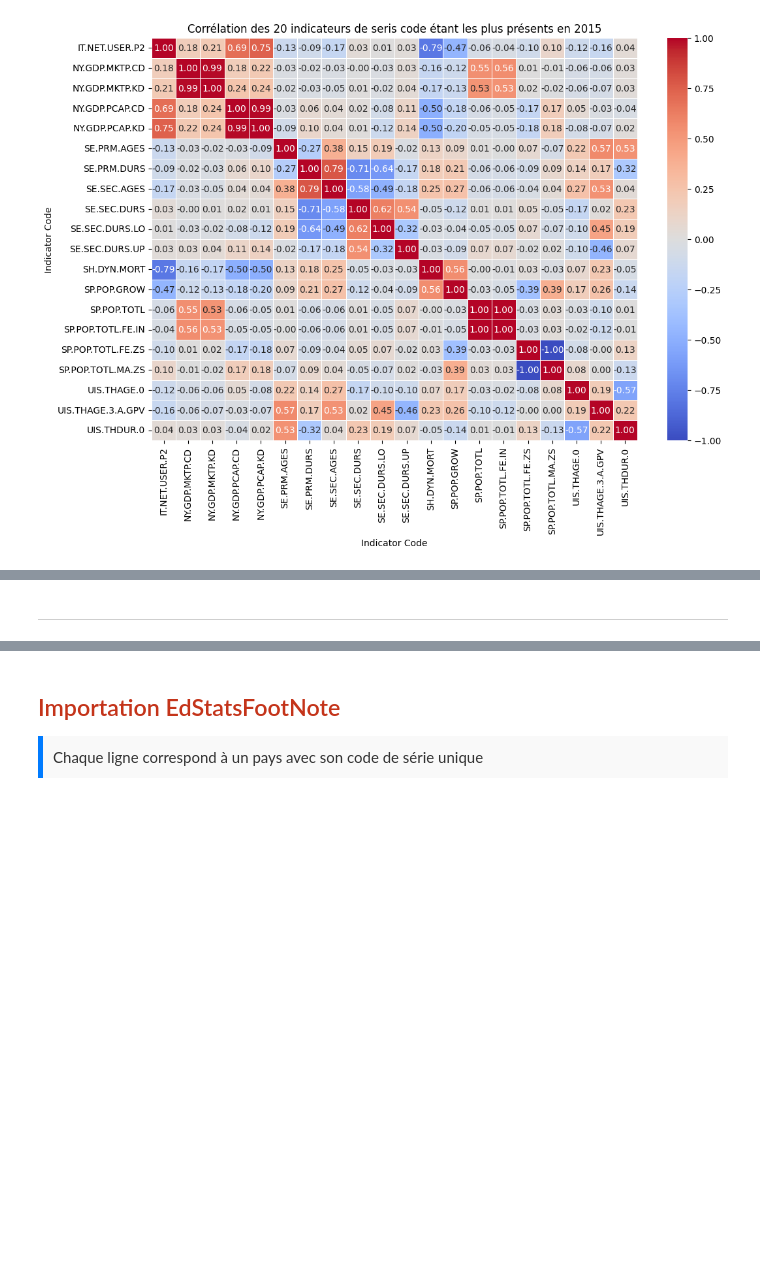
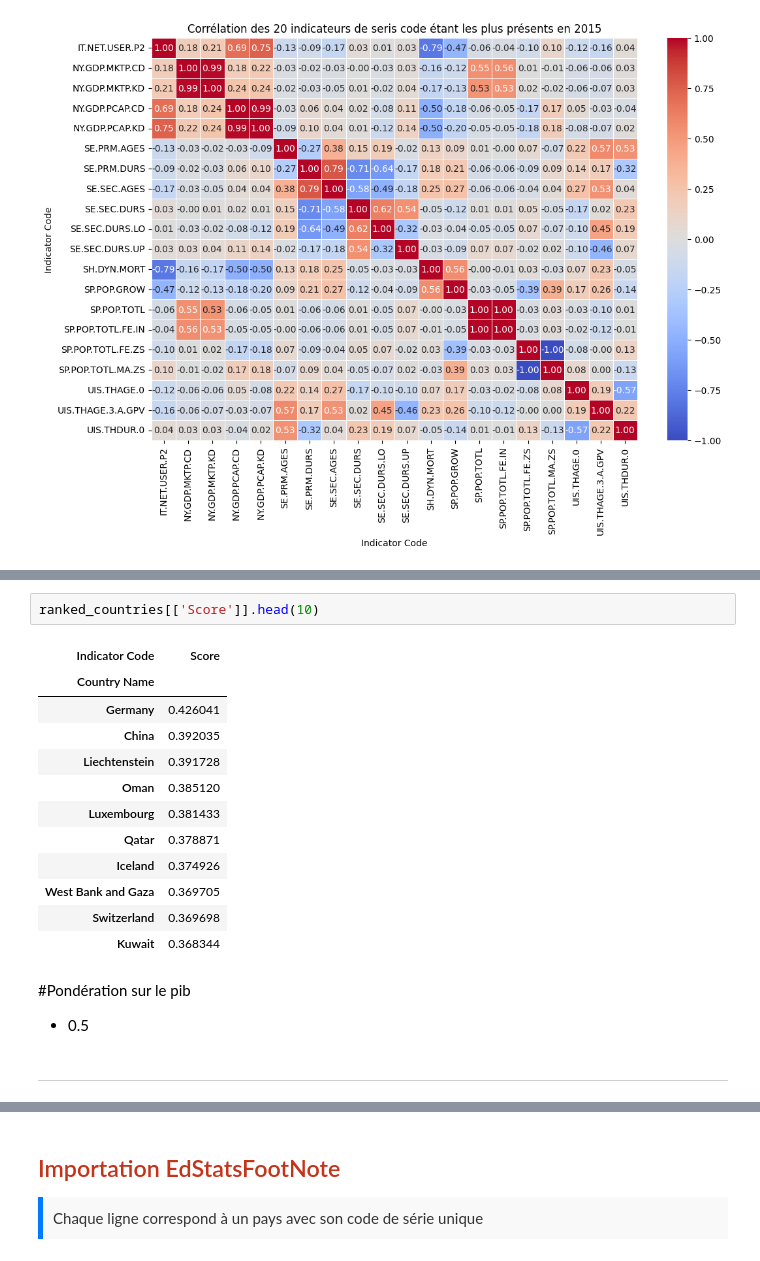
Before and after one commit to Xantos07/EducationalSystems, a Jupyter notebook: EducationalSystems.ipynb, the cells around one changed output, grey strips where cells are left out. Drawn from its saved outputs; the diff is of its cells as text; blank space fills up the shorter version.

```diff
--- a/EducationalSystems.ipynb
+++ b/EducationalSystems.ipynb
@@ -1099,2 +1057,20 @@ Germany         0.450884
+# %%
+ranked_countries[['Score']].head(10)
+# %% [output]
+| Indicator Code | Score |
+| Country Name |  |
+| Germany | 0.426041 |
+| China | 0.392035 |
+| Liechtenstein | 0.391728 |
+| Oman | 0.385120 |
+| Luxembourg | 0.381433 |
+| Qatar | 0.378871 |
+| Iceland | 0.374926 |
+| West Bank and Gaza | 0.369705 |
+| Switzerland | 0.369698 |
+| Kuwait | 0.368344 |
+# %% [markdown]
+#Pondération sur le pib
+* 0.5
 # %% [markdown]
-<hr style="border: 1px solid #C4341A;">
+<hr style="border: 1px solid #67B743;">
```
Also changed, not shown: parts of 12 cells of this notebook.
